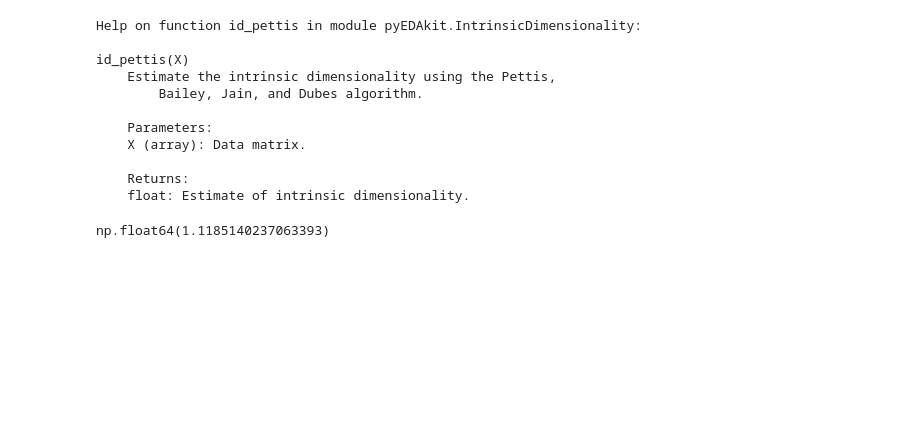
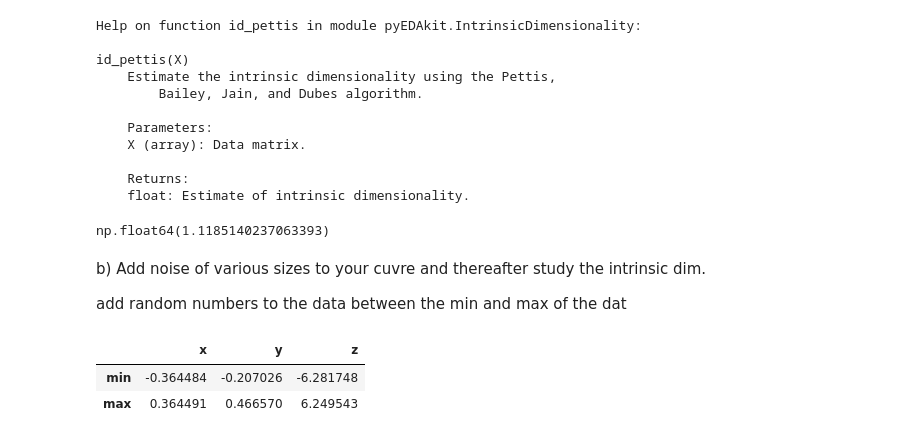
Before and after one commit to notPlancha/eda-lab-1, a Jupyter notebook: src/4.ipynb, the cells around one changed output. Cells and saved outputs as stored; diff of their text form; code cells hidden in the pictures; blank space fills up the shorter version.

```diff
--- a/src/4.ipynb
+++ b/src/4.ipynb
@@ -77,0 +69,12 @@ b) Add noise of various sizes to your cuvre and thereafter study the intrinsic d
+# %% [markdown]
+b) Add noise of various sizes to your cuvre and thereafter study the intrinsic dim.
+
+add random numbers to the data between the min and max of the dat
+# %%
+# get min and max of each
+min_max = df.agg(["min", "max"])
+min_max
+# %% [output]
+|  | x | y | z |
+| min | -0.364484 | -0.207026 | -6.281748 |
+| max | 0.364491 | 0.466570 | 6.249543 |
```
Also changed, not shown: parts of 10 cells of this notebook.
